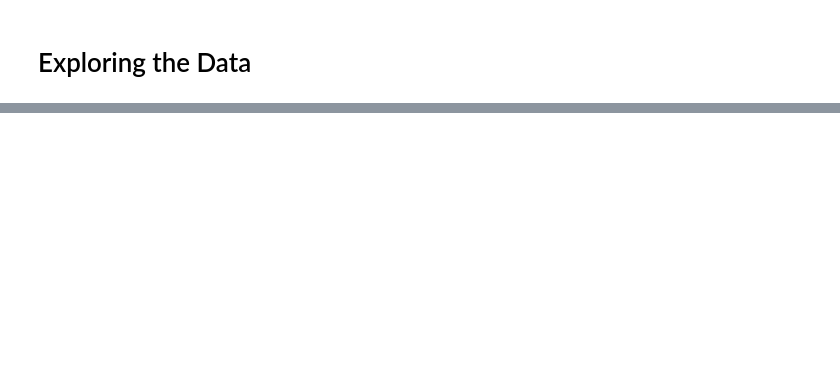
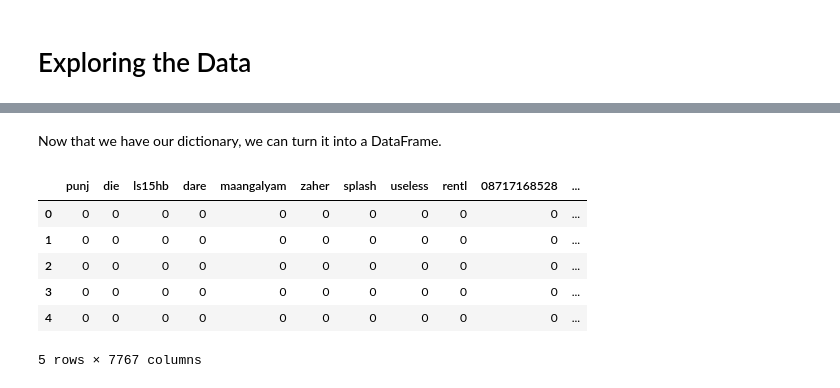
Before and after one commit to pheygiod/my_projects, a Jupyter notebook: to_complete/spam_filter.ipynb, the cells around one changed output, grey strips where cells are left out. Saved outputs shown, nothing was run; the diff lists cells and outputs as text; code cells hidden in the pictures; blank space fills up the shorter version.

```diff
--- a/to_complete/spam_filter.ipynb
+++ b/to_complete/spam_filter.ipynb
@@ -11,0 +76,7 @@ SyntaxError: unexpected EOF while parsing (<string>, line 1)
+# %%
+# Randomizing the entire dataset
+sample = sms.sample(frac=1, random_state=123) # using random_state = 1 to make sure that our results are reproducible
+
+# Splitting the randomized dataset into a training and a test set
+training_set = sample.iloc[0:4458].reset_index(drop=True) # index labels remained unordered after randomization - fixing this by resetting the index
+test_set = sample.iloc[4458:].reset_index(drop=True)
@@ -11,0 +208,14 @@ SyntaxError: unexpected EOF while parsing (<string>, line 1)
+# %% [markdown]
+Now that we have our dictionary, we can turn it into a DataFrame.
+# %%
+# Transforming word_counts_per_sms into a DataFrame
+word_counts = pd.DataFrame(word_counts_per_sms)
+word_counts.head()
+# %% [output]
+|  | punj | die | ls15hb | dare | maangalyam | zaher | splash | useless | rentl | 08717168528 | ... |
+| 0 | 0 | 0 | 0 | 0 | 0 | 0 | 0 | 0 | 0 | 0 | ... |
+| 1 | 0 | 0 | 0 | 0 | 0 | 0 | 0 | 0 | 0 | 0 | ... |
+| 2 | 0 | 0 | 0 | 0 | 0 | 0 | 0 | 0 | 0 | 0 | ... |
+| 3 | 0 | 0 | 0 | 0 | 0 | 0 | 0 | 0 | 0 | 0 | ... |
+| 4 | 0 | 0 | 0 | 0 | 0 | 0 | 0 | 0 | 0 | 0 | ... |
+5 rows × 7767 columns
```
Also changed, not shown: parts of 57 cells of this notebook.
